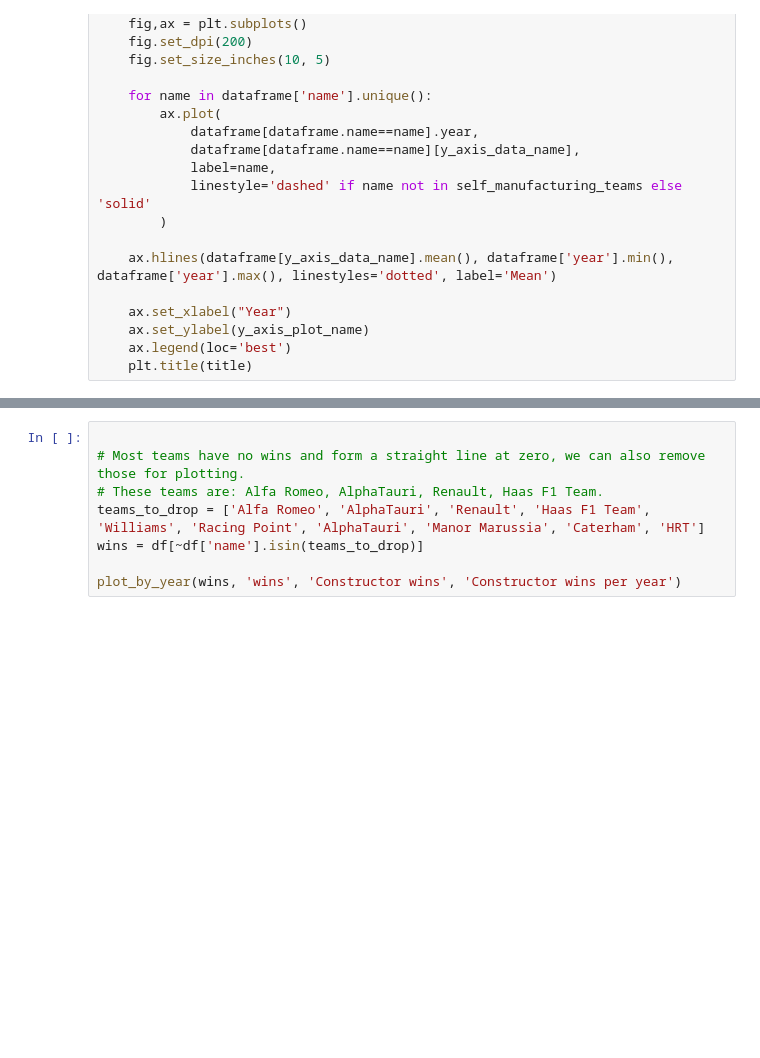
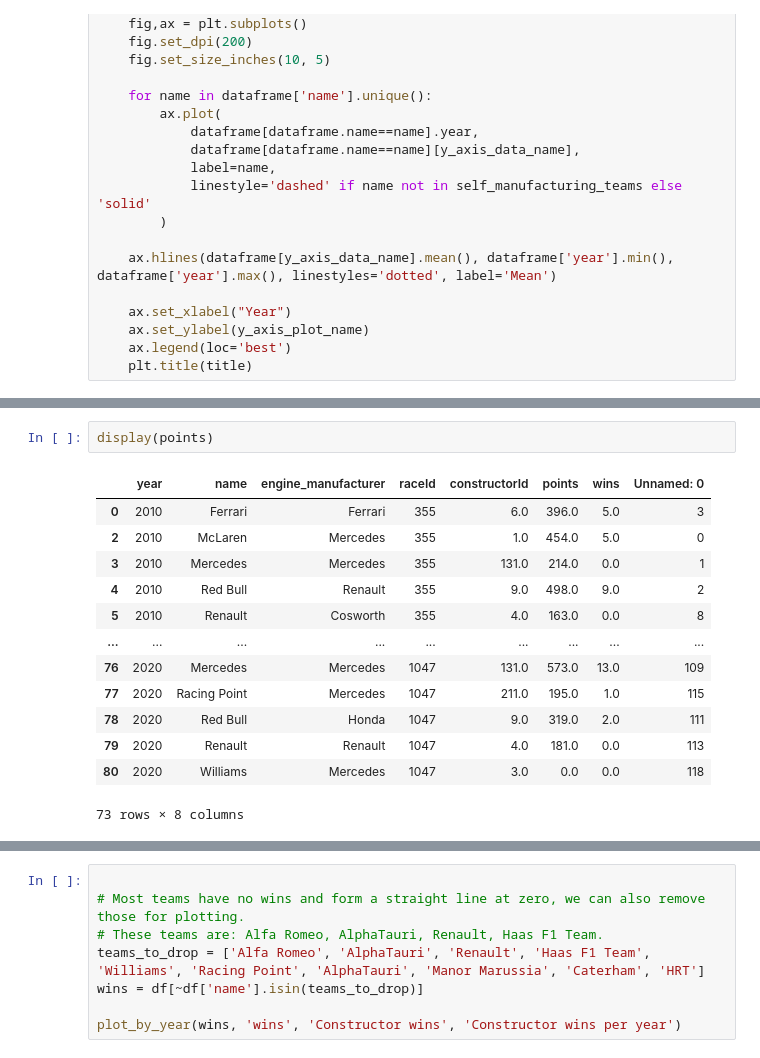
Before and after one commit to MohamedElhadidy0019/Formula_One_Data_Analysis, a Jupyter notebook: engine_manufacturer_effect.ipynb, the cells around one changed output, grey strips where cells are left out. Drawn from its saved outputs; the diff is of its cells as text; blank space fills up the shorter version.

```diff
--- a/engine_manufacturer_effect.ipynb
+++ b/engine_manufacturer_effect.ipynb
@@ -226,0 +212,16 @@ plot_by_year(points, 'points', 'Constructor Points', 'Constructor points per yea
+# %%
+display(points)
+# %% [output]
+|  | year | name | engine_manufacturer | raceId | constructorId | points | wins | Unnamed: 0 |
+| 0 | 2010 | Ferrari | Ferrari | 355 | 6.0 | 396.0 | 5.0 | 3 |
+| 2 | 2010 | McLaren | Mercedes | 355 | 1.0 | 454.0 | 5.0 | 0 |
+| 3 | 2010 | Mercedes | Mercedes | 355 | 131.0 | 214.0 | 0.0 | 1 |
+| 4 | 2010 | Red Bull | Renault | 355 | 9.0 | 498.0 | 9.0 | 2 |
+| 5 | 2010 | Renault | Cosworth | 355 | 4.0 | 163.0 | 0.0 | 8 |
+| ... | ... | ... | ... | ... | ... | ... | ... | ... |
+| 76 | 2020 | Mercedes | Mercedes | 1047 | 131.0 | 573.0 | 13.0 | 109 |
+| 77 | 2020 | Racing Point | Mercedes | 1047 | 211.0 | 195.0 | 1.0 | 115 |
+| 78 | 2020 | Red Bull | Honda | 1047 | 9.0 | 319.0 | 2.0 | 111 |
+| 79 | 2020 | Renault | Renault | 1047 | 4.0 | 181.0 | 0.0 | 113 |
+| 80 | 2020 | Williams | Mercedes | 1047 | 3.0 | 0.0 | 0.0 | 118 |
+73 rows × 8 columns
```
Also changed, not shown: parts of 6 cells of this notebook, 3 other files.
